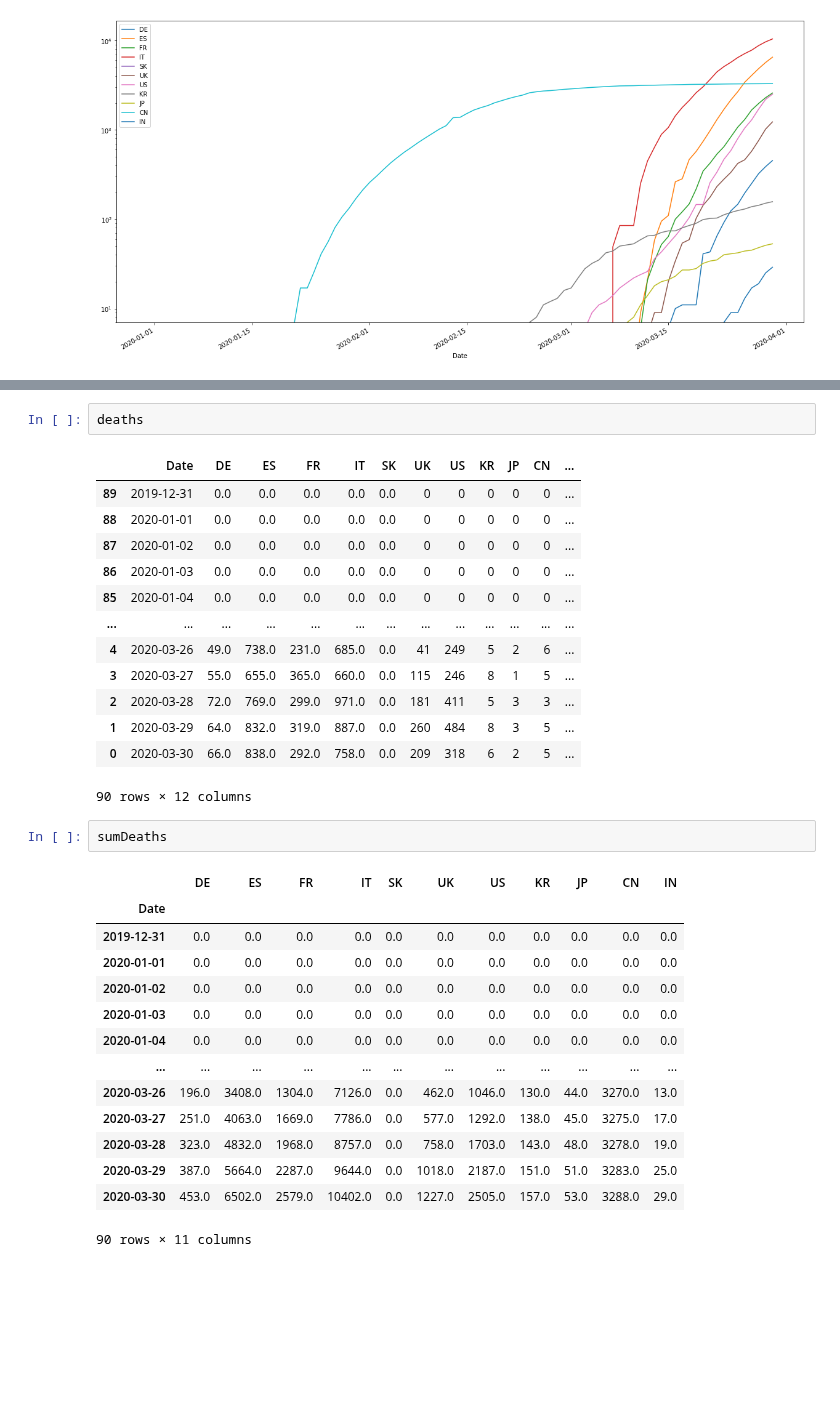
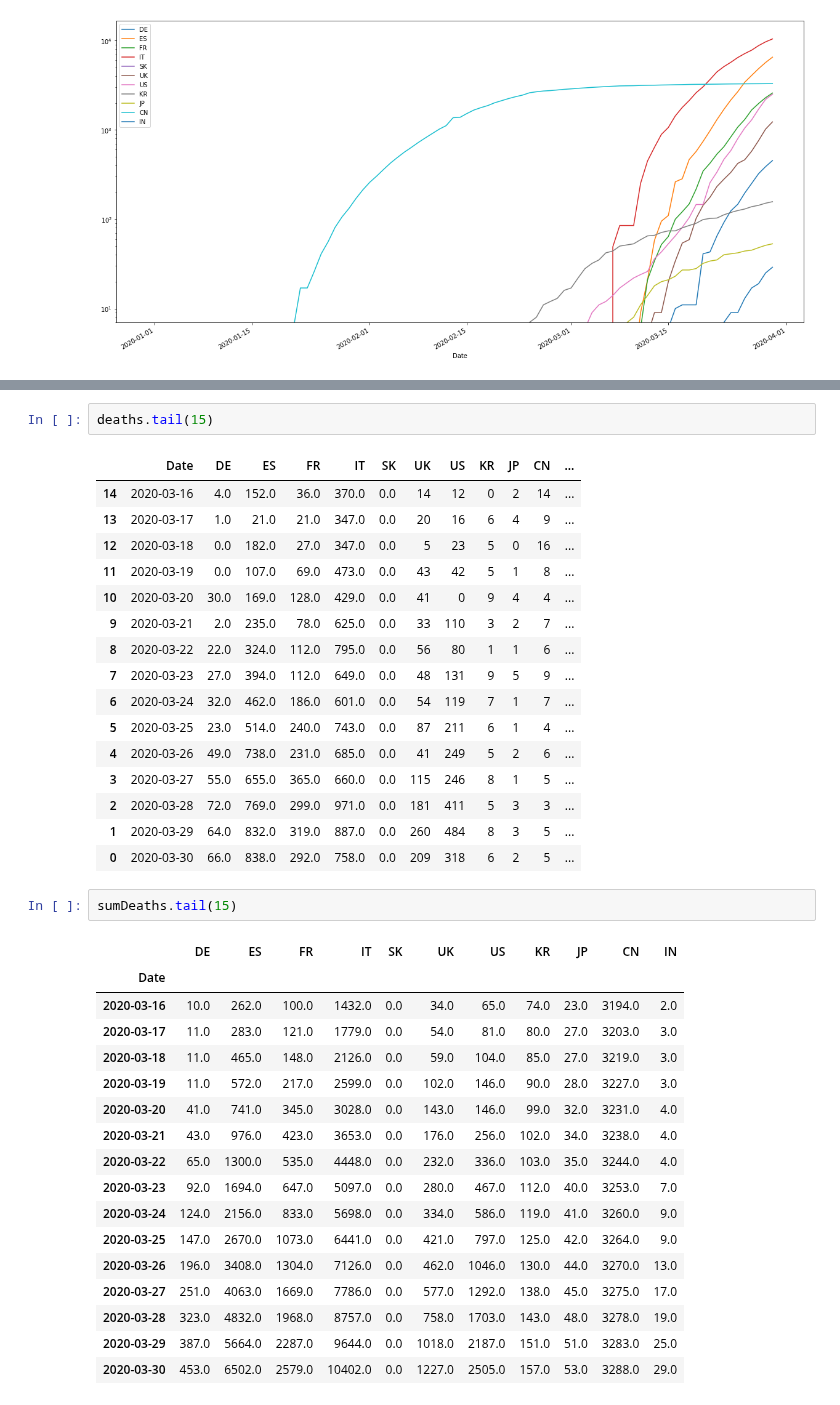
Before and after one commit to mpetersen/corona-analysis, a Jupyter notebook: jupyter/work/Corona.ipynb, the cells around one changed output, grey strips where cells are left out. Saved outputs shown, nothing was run; the diff lists cells and outputs as text; blank space fills up the shorter version.

Commit message:
Better table representation

```diff
--- a/jupyter/work/Corona.ipynb
+++ b/jupyter/work/Corona.ipynb
@@ -95,33 +97,39 @@ sumCases[50:]
 # %%
-deaths
+deaths.tail(15)
 # %% [output]
 |  | Date | DE | ES | FR | IT | SK | UK | US | KR | JP | CN | ... |
-| 89 | 2019-12-31 | 0.0 | 0.0 | 0.0 | 0.0 | 0.0 | 0 | 0 | 0 | 0 | 0 | ... |
-| 88 | 2020-01-01 | 0.0 | 0.0 | 0.0 | 0.0 | 0.0 | 0 | 0 | 0 | 0 | 0 | ... |
-| 87 | 2020-01-02 | 0.0 | 0.0 | 0.0 | 0.0 | 0.0 | 0 | 0 | 0 | 0 | 0 | ... |
-| 86 | 2020-01-03 | 0.0 | 0.0 | 0.0 | 0.0 | 0.0 | 0 | 0 | 0 | 0 | 0 | ... |
-| 85 | 2020-01-04 | 0.0 | 0.0 | 0.0 | 0.0 | 0.0 | 0 | 0 | 0 | 0 | 0 | ... |
-| ... | ... | ... | ... | ... | ... | ... | ... | ... | ... | ... | ... | ... |
+| 14 | 2020-03-16 | 4.0 | 152.0 | 36.0 | 370.0 | 0.0 | 14 | 12 | 0 | 2 | 14 | ... |
+| 13 | 2020-03-17 | 1.0 | 21.0 | 21.0 | 347.0 | 0.0 | 20 | 16 | 6 | 4 | 9 | ... |
+| 12 | 2020-03-18 | 0.0 | 182.0 | 27.0 | 347.0 | 0.0 | 5 | 23 | 5 | 0 | 16 | ... |
+| 11 | 2020-03-19 | 0.0 | 107.0 | 69.0 | 473.0 | 0.0 | 43 | 42 | 5 | 1 | 8 | ... |
+| 10 | 2020-03-20 | 30.0 | 169.0 | 128.0 | 429.0 | 0.0 | 41 | 0 | 9 | 4 | 4 | ... |
+| 9 | 2020-03-21 | 2.0 | 235.0 | 78.0 | 625.0 | 0.0 | 33 | 110 | 3 | 2 | 7 | ... |
+| 8 | 2020-03-22 | 22.0 | 324.0 | 112.0 | 795.0 | 0.0 | 56 | 80 | 1 | 1 | 6 | ... |
+| 7 | 2020-03-23 | 27.0 | 394.0 | 112.0 | 649.0 | 0.0 | 48 | 131 | 9 | 5 | 9 | ... |
+| 6 | 2020-03-24 | 32.0 | 462.0 | 186.0 | 601.0 | 0.0 | 54 | 119 | 7 | 1 | 7 | ... |
+| 5 | 2020-03-25 | 23.0 | 514.0 | 240.0 | 743.0 | 0.0 | 87 | 211 | 6 | 1 | 4 | ... |
 | 4 | 2020-03-26 | 49.0 | 738.0 | 231.0 | 685.0 | 0.0 | 41 | 249 | 5 | 2 | 6 | ... |
 | 3 | 2020-03-27 | 55.0 | 655.0 | 365.0 | 660.0 | 0.0 | 115 | 246 | 8 | 1 | 5 | ... |
 | 2 | 2020-03-28 | 72.0 | 769.0 | 299.0 | 971.0 | 0.0 | 181 | 411 | 5 | 3 | 3 | ... |
 | 1 | 2020-03-29 | 64.0 | 832.0 | 319.0 | 887.0 | 0.0 | 260 | 484 | 8 | 3 | 5 | ... |
 | 0 | 2020-03-30 | 66.0 | 838.0 | 292.0 | 758.0 | 0.0 | 209 | 318 | 6 | 2 | 5 | ... |
-90 rows × 12 columns
 # %%
-sumDeaths
+sumDeaths.tail(15)
 # %% [output]
 |  | DE | ES | FR | IT | SK | UK | US | KR | JP | CN | IN |
 | Date |  |  |  |  |  |  |  |  |  |  |  |
-| 2019-12-31 | 0.0 | 0.0 | 0.0 | 0.0 | 0.0 | 0.0 | 0.0 | 0.0 | 0.0 | 0.0 | 0.0 |
-| 2020-01-01 | 0.0 | 0.0 | 0.0 | 0.0 | 0.0 | 0.0 | 0.0 | 0.0 | 0.0 | 0.0 | 0.0 |
-| 2020-01-02 | 0.0 | 0.0 | 0.0 | 0.0 | 0.0 | 0.0 | 0.0 | 0.0 | 0.0 | 0.0 | 0.0 |
-| 2020-01-03 | 0.0 | 0.0 | 0.0 | 0.0 | 0.0 | 0.0 | 0.0 | 0.0 | 0.0 | 0.0 | 0.0 |
-| 2020-01-04 | 0.0 | 0.0 | 0.0 | 0.0 | 0.0 | 0.0 | 0.0 | 0.0 | 0.0 | 0.0 | 0.0 |
-| ... | ... | ... | ... | ... | ... | ... | ... | ... | ... | ... | ... |
+| 2020-03-16 | 10.0 | 262.0 | 100.0 | 1432.0 | 0.0 | 34.0 | 65.0 | 74.0 | 23.0 | 3194.0 | 2.0 |
+| 2020-03-17 | 11.0 | 283.0 | 121.0 | 1779.0 | 0.0 | 54.0 | 81.0 | 80.0 | 27.0 | 3203.0 | 3.0 |
+| 2020-03-18 | 11.0 | 465.0 | 148.0 | 2126.0 | 0.0 | 59.0 | 104.0 | 85.0 | 27.0 | 3219.0 | 3.0 |
+| 2020-03-19 | 11.0 | 572.0 | 217.0 | 2599.0 | 0.0 | 102.0 | 146.0 | 90.0 | 28.0 | 3227.0 | 3.0 |
+| 2020-03-20 | 41.0 | 741.0 | 345.0 | 3028.0 | 0.0 | 143.0 | 146.0 | 99.0 | 32.0 | 3231.0 | 4.0 |
+| 2020-03-21 | 43.0 | 976.0 | 423.0 | 3653.0 | 0.0 | 176.0 | 256.0 | 102.0 | 34.0 | 3238.0 | 4.0 |
+| 2020-03-22 | 65.0 | 1300.0 | 535.0 | 4448.0 | 0.0 | 232.0 | 336.0 | 103.0 | 35.0 | 3244.0 | 4.0 |
+| 2020-03-23 | 92.0 | 1694.0 | 647.0 | 5097.0 | 0.0 | 280.0 | 467.0 | 112.0 | 40.0 | 3253.0 | 7.0 |
+| 2020-03-24 | 124.0 | 2156.0 | 833.0 | 5698.0 | 0.0 | 334.0 | 586.0 | 119.0 | 41.0 | 3260.0 | 9.0 |
+| 2020-03-25 | 147.0 | 2670.0 | 1073.0 | 6441.0 | 0.0 | 421.0 | 797.0 | 125.0 | 42.0 | 3264.0 | 9.0 |
 | 2020-03-26 | 196.0 | 3408.0 | 1304.0 | 7126.0 | 0.0 | 462.0 | 1046.0 | 130.0 | 44.0 | 3270.0 | 13.0 |
 | 2020-03-27 | 251.0 | 4063.0 | 1669.0 | 7786.0 | 0.0 | 577.0 | 1292.0 | 138.0 | 45.0 | 3275.0 | 17.0 |
 | 2020-03-28 | 323.0 | 4832.0 | 1968.0 | 8757.0 | 0.0 | 758.0 | 1703.0 | 143.0 | 48.0 | 3278.0 | 19.0 |
 | 2020-03-29 | 387.0 | 5664.0 | 2287.0 | 9644.0 | 0.0 | 1018.0 | 2187.0 | 151.0 | 51.0 | 3283.0 | 25.0 |
 | 2020-03-30 | 453.0 | 6502.0 | 2579.0 | 10402.0 | 0.0 | 1227.0 | 2505.0 | 157.0 | 53.0 | 3288.0 | 29.0 |
-90 rows × 11 columns
```
Also changed, not shown: parts of 4 cells of this notebook.
